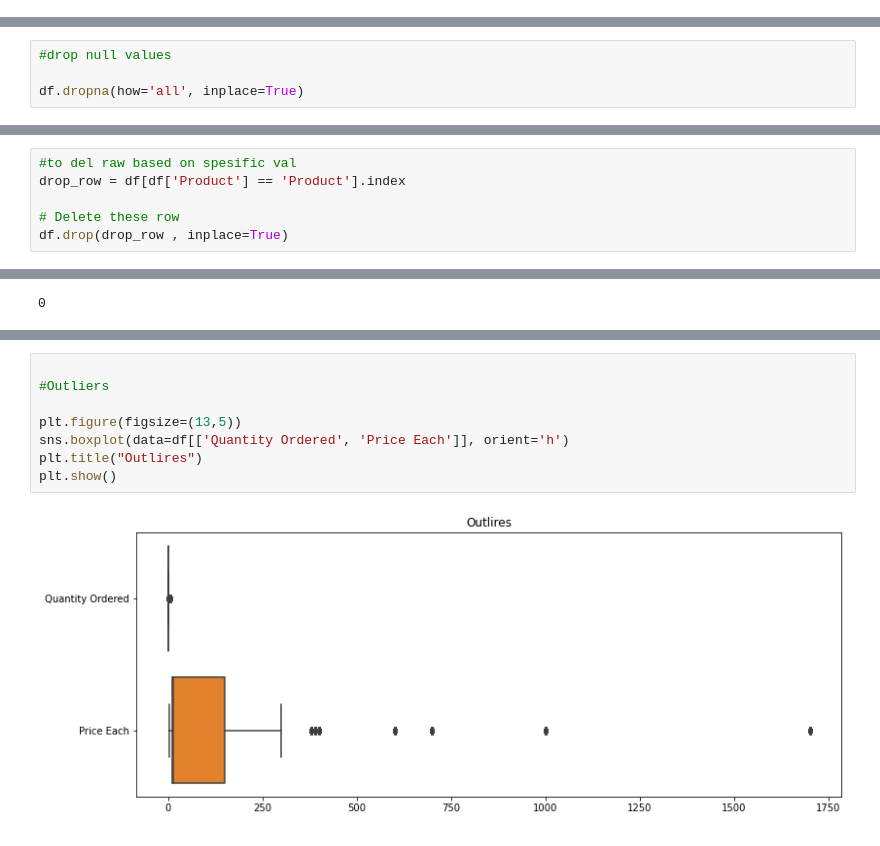
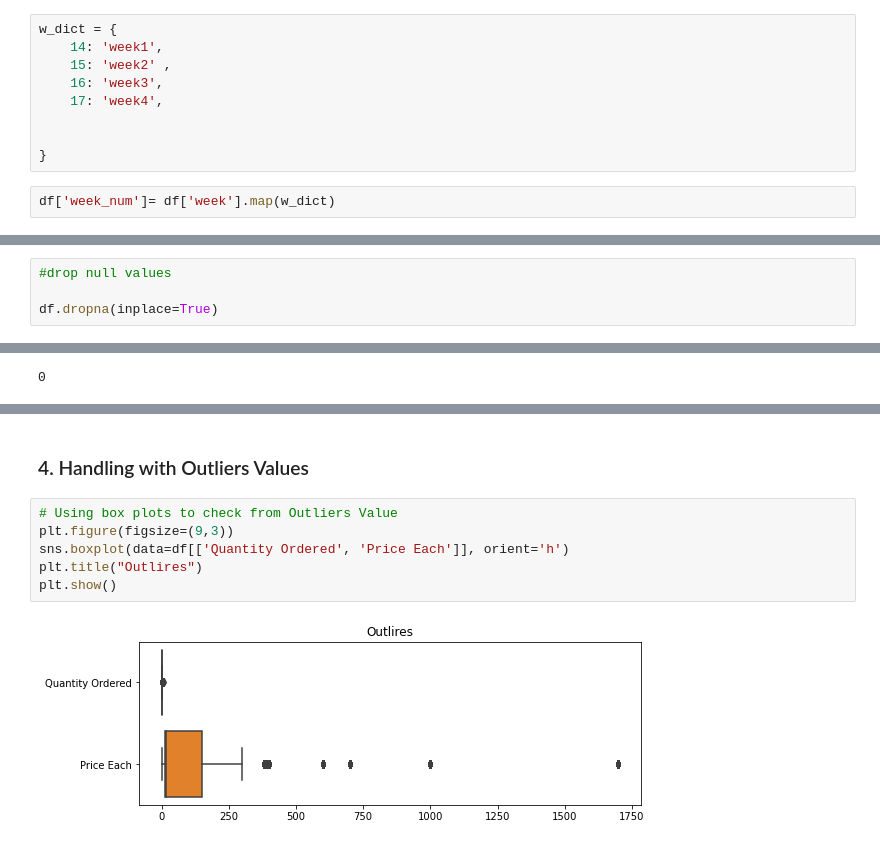
Before and after one commit to modisultan/EC_EDA, a Jupyter notebook: E company.ipynb, the cells around one changed output, grey strips where cells are left out. Cells and saved outputs as stored; diff of their text form.

```diff
--- a/E company.ipynb
+++ b/E company.ipynb
@@ -100,0 +115,11 @@ memory usage: 1005.4+ KB
+# %%
+w_dict = {
+    14: 'week1',
+    15: 'week2' ,
+    16: 'week3',
+    17: 'week4',
+
+
+}
+# %%
+df['week_num']= df['week'].map(w_dict)
@@ -132,7 +175,7 @@ df.shape
 # %%
 #drop null values
 
-df.dropna(how='all', inplace=True)
+df.dropna(inplace=True)
 # %%
 df.shape
 # %% [output]
@@ -178,6 +213,0 @@ df.loc[df.duplicated(), :].head(5)
-# %%
-#to del raw based on spesific val
-drop_row = df[df['Product'] == 'Product'].index
-
-# Delete these row
-df.drop(drop_row , inplace=True)
@@ -245,13 +273,13 @@ Date - 0%
+# %% [markdown]
+### 4. Handling with Outliers Values
 # %%
-
-#Outliers
-
-plt.figure(figsize=(13,5))
+# Using box plots to check from Outliers Value
+plt.figure(figsize=(9,3))
 sns.boxplot(data=df[['Quantity Ordered', 'Price Each']], orient='h')
 plt.title("Outlires")
 plt.show()
 # %% [output]
-[figure, old version]
+[figure, new version]
 # %%
 #use mask to see -- outliers are price of product --
 mask=(df['Price Each']>600)
```
Also changed, not shown: parts of 42 cells of this notebook, 4 other files.
